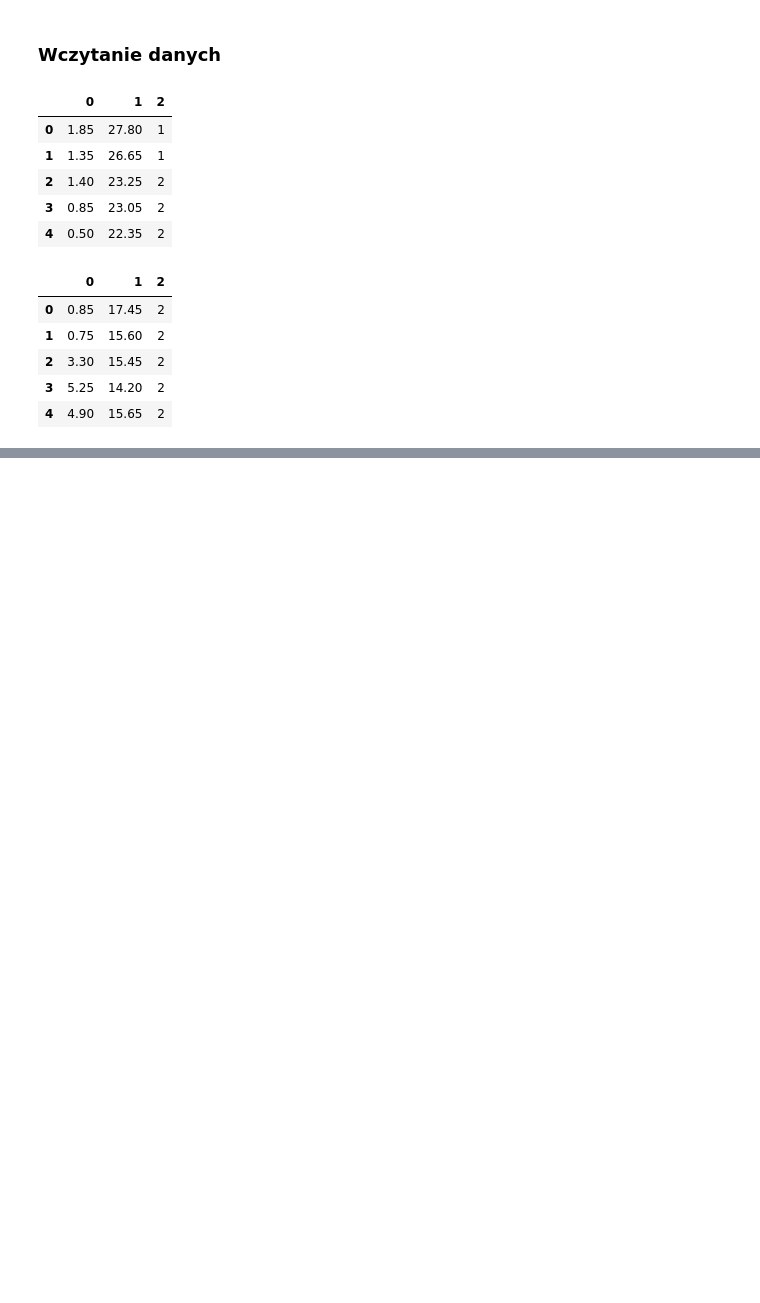
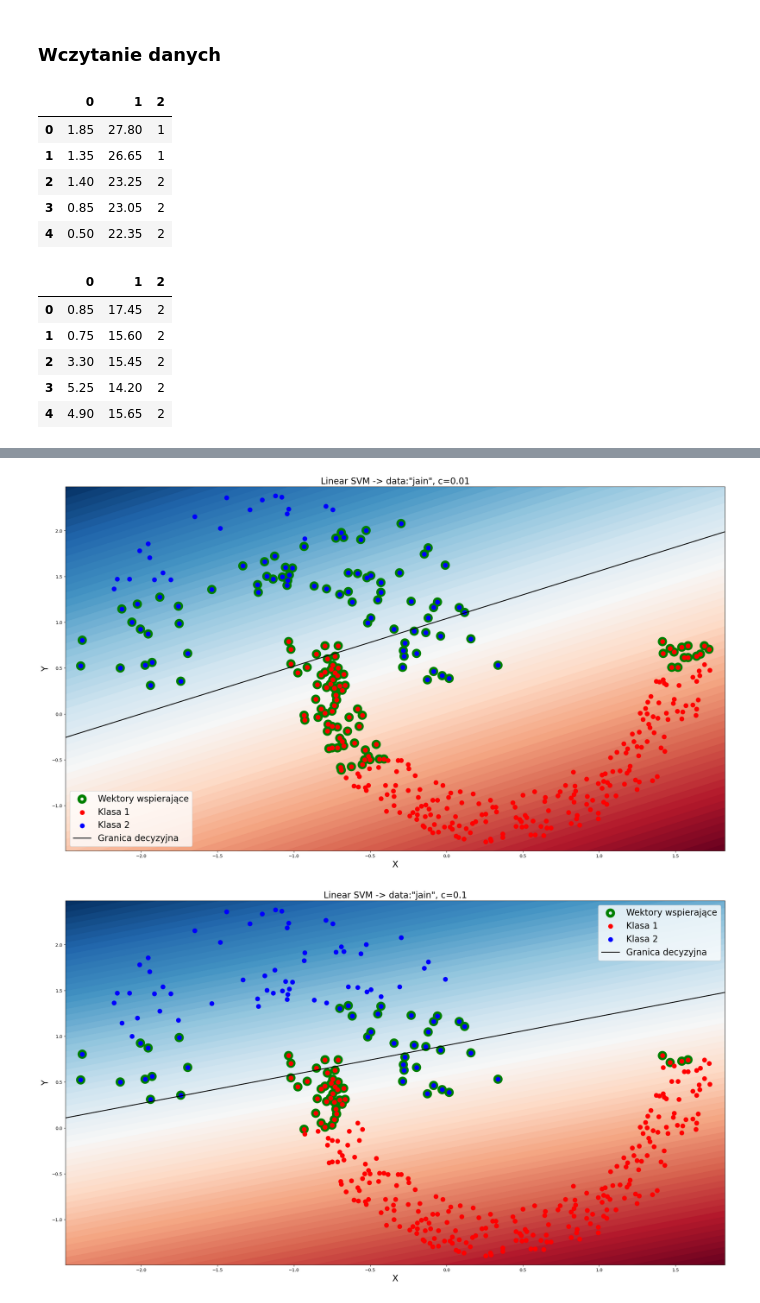
Before and after one commit to uqsz/machine_learning, a Jupyter notebook: lab3/lab3.ipynb, the cells around one changed output, grey strips where cells are left out. Saved outputs shown, nothing was run; the diff lists cells and outputs as text; code cells hidden in the pictures; blank space fills up the shorter version.

```diff
--- a/lab3/lab3.ipynb
+++ b/lab3/lab3.ipynb
@@ -48,0 +77,39 @@ show(jain,"jain.txt")
+# %%
+def show_linearSVM(ds,parameter_C,data_name):
+
+    clf = linearSVM(ds,parameter_C)
+
+    X = ds[[0,1]].values
+    y = ds[2].values
+    X = StandardScaler().fit_transform(X)
+
+    plt.figure(figsize=(27, 15))
+    x_min, x_max = X[:, 0].min() - .1, X[:, 0].max() + .1
+    y_min, y_max = X[:, 1].min() - .1, X[:, 1].max() + .1
+    xx, yy = np.meshgrid(np.linspace(x_min, x_max, num=100),
+                            np.linspace(y_min, y_max, num=100))
+
+    cm = plt.cm.RdBu
+    Z = clf.decision_function(np.c_[xx.ravel(), yy.ravel()])
+    Z = Z.reshape(xx.shape)
+    plt.contourf(xx, yy, Z, cmap=cm, alpha=1,levels=80)
+
+    plt.scatter(clf.support_vectors_[:, 0], clf.support_vectors_[:, 1], s=200, facecolors='none', edgecolors='green', linewidths=7, label='Wektory wspierające')
+
+    plt.scatter(X[y == 1][:, 0], X[y == 1][:, 1], marker='o', s=100, c='r', label='Klasa 1')
+    plt.scatter(X[y == 2][:, 0], X[y == 2][:, 1], marker='o', s=100, c='b', label='Klasa 2')
+
+    w = clf.coef_[0]
+    b = clf.intercept_[0]
+    x_decision_boundary = np.array([x_min, x_max])
+    y_decision_boundary = (-w[0] / w[1]) * x_decision_boundary - (b / w[1])
+
+    plt.plot(x_decision_boundary, y_decision_boundary, 'k-', linewidth=2,label='Granica decyzyjna')
+
+
+    plt.legend(fontsize=20)
+    plt.xlabel('X',fontsize=20)
+    plt.ylabel('Y',fontsize=20)
+    plt.title(f'Linear SVM -> data:"{data_name}", c={parameter_C}',fontsize=20)
+    plt.savefig(f"graphs/lin_{data_name}_{int(parameter_C*100)}")
+    plt.show()
@@ -48,0 +136,9 @@ show(jain,"jain.txt")
+# %%
+c_parameters=[0.01,0.1,1,2]
+for c in c_parameters:
+    show_linearSVM(jain,c,"jain")
+for c in c_parameters:
+    show_linearSVM(flame,c,"flame")
+# %% [output]
+[figure, added]
+[figure, added]
```
Also changed, not shown: parts of 10 cells of this notebook, 11 other files.
